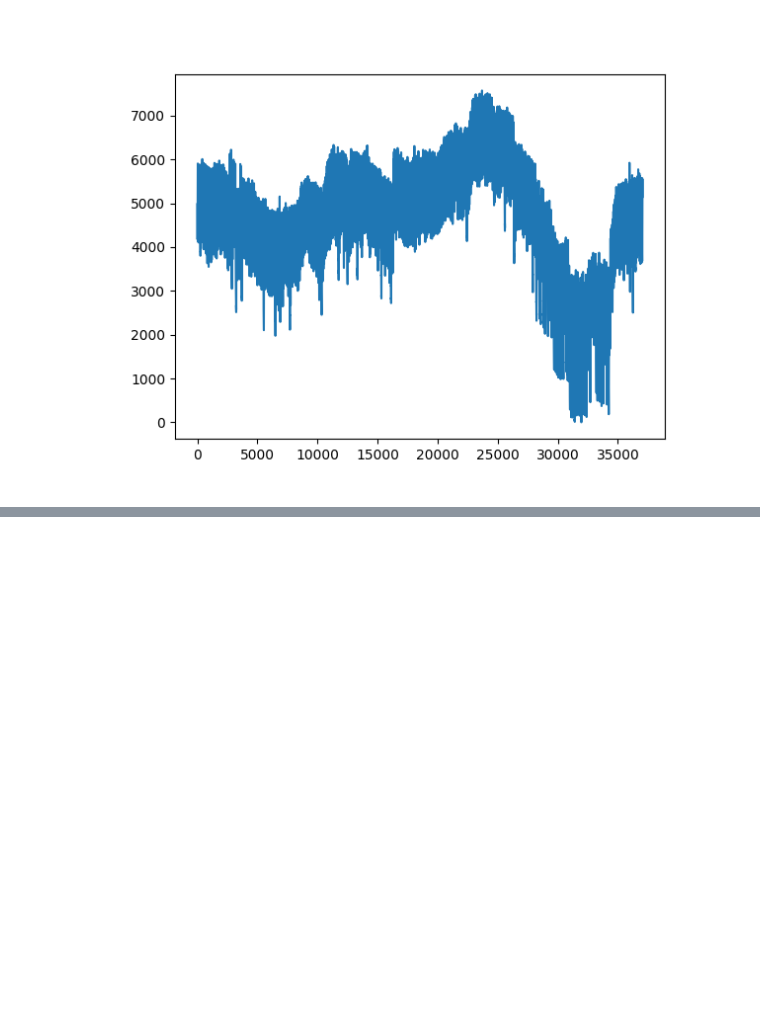
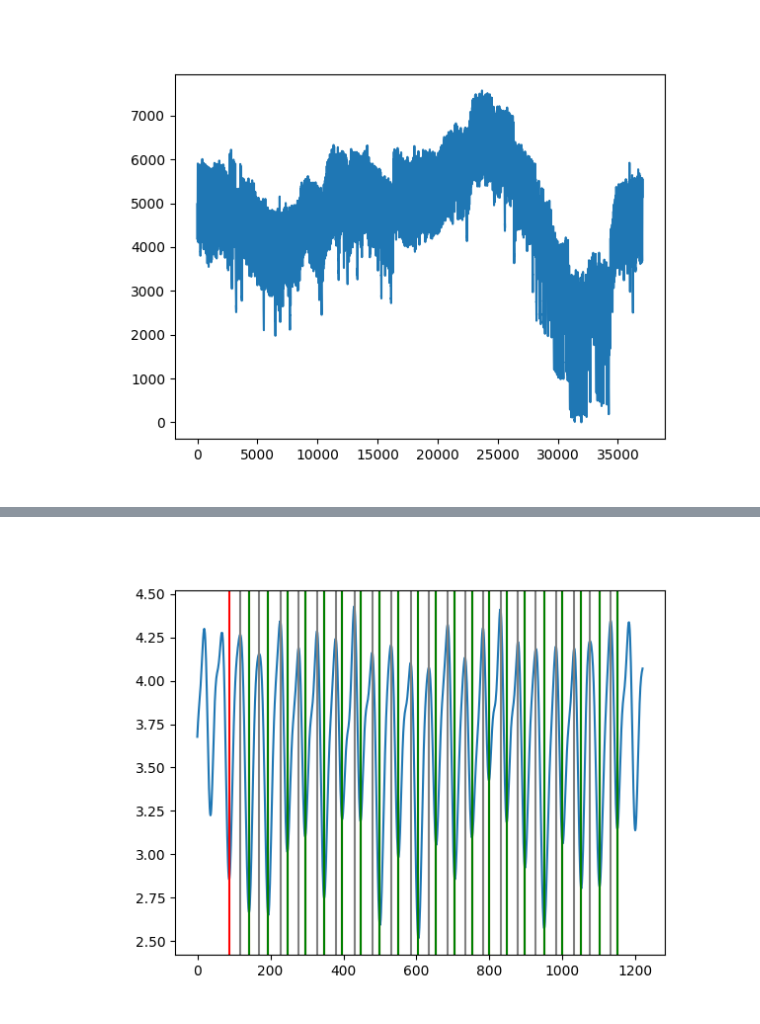
Before and after one commit to EIT-ALIVE/eitprocessing, a Jupyter notebook: notebooks/test_pixel_breath.ipynb, the cells around one changed output, grey strips where cells are left out. Cells and saved outputs as stored; diff of their text form; code cells hidden in the pictures; blank space fills up the shorter version.

Commit message:
created breath object

```diff
--- a/notebooks/test_pixel_breath.ipynb
+++ b/notebooks/test_pixel_breath.ipynb
@@ -67,7 +68,7 @@ plt.plot(sequence.continuous_data['global_impedance_(raw)'])
 [<matplotlib.lines.Line2D at 0x...>]
 [figure]
 # %%
-sequence = sequence[1000:2200]
+sequence = sequence[1000:2220]
 # %%
 bd = BreathDetection(sample_frequency=FRAMERATE)
 breaths = bd.find_breaths(sequence, 'global_impedance_(lowpass)')
@@ -135,0 +111,29 @@ breaths.values[i].middle_time
+# %%
+import numpy as np
+# fig, axs = plt.subplots(2, sharex= True)
+
+# axs[0].plot(sequence.continuous_data['global_impedance_(lowpass)'])
+
+middle_times = np.array([np.argmax(sequence.eit_data['low pass filtered'].time == middle_time) for middle_time in [breath.middle_time for breath in sequence.interval_data['breaths'].values]])
+
+pixel_inflations = np.zeros((32,32))
+for row in range(0,32):
+    for col in range(0,32):
+        start = []
+        end = []
+        middle = []
+        for i in range(0,len(breaths)-1):
+            start.append(np.argmin(sequence.eit_data['low pass filtered'].pixel_impedance[middle_times[i]:middle_times[i+1],row,col])+middle_times[i])
+        for i in range(len(start)-1):
+            end.append(start[i+1])
+            middle.append(np.argmax(sequence.eit_data['low pass filtered'].pixel_impedance[start[i]:end[i],row,col])+start[i])
+        time = sequence.eit_data['low pass filtered'].time
+
+        inflations = [
+            Breath(time[s], time[m], time[e])
+            for s, m, e in zip(
+                start[:-1], middle, end,
+                strict=True,
+            )
+        ]
+        pixel_inflations[row,col] = inflations
@@ -135,0 +162,11 @@ breaths.values[i].middle_time
+# %%
+plt.figure()
+plt.plot(sequence.eit_data['low pass filtered'].pixel_impedance[:,row,col])
+for i in start:
+    plt.axvline(i, color = 'red')
+for x in end:
+    plt.axvline(x, color = 'green')
+for m in middle:
+    plt.axvline(m, color = 'grey')
+# %% [output]
+[figure, added]
```
Also changed, not shown: parts of 7 cells of this notebook.
